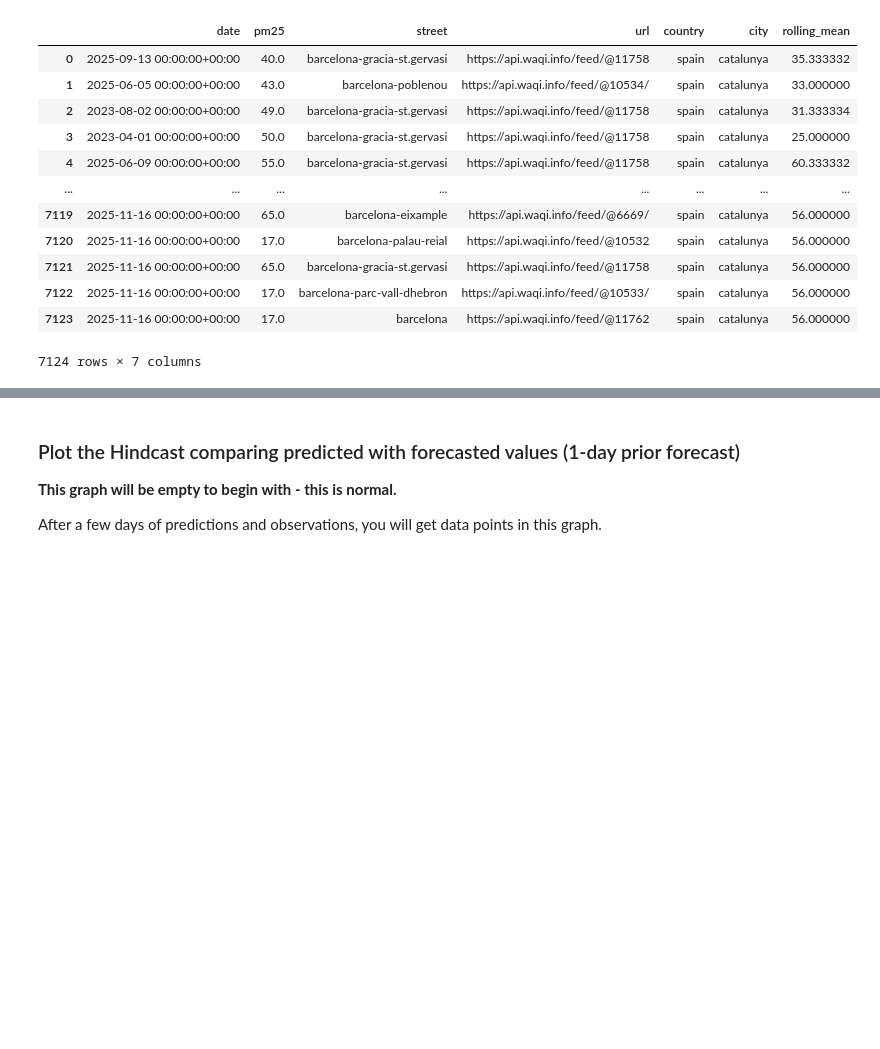
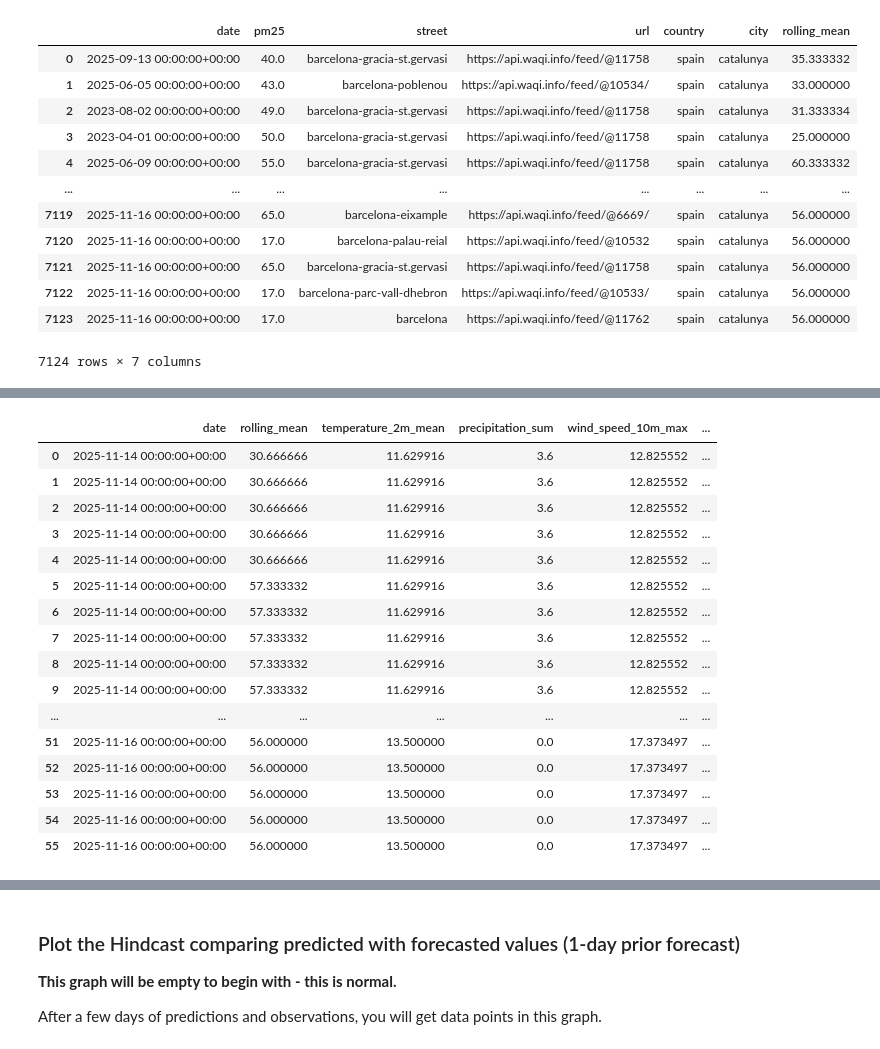
Before and after one commit to fzohra-ux/mlfs-book, a Jupyter notebook: notebooks/airquality/4_air_quality_batch_inference-per_city.ipynb, the cells around one changed output, grey strips where cells are left out. Cells and saved outputs as stored; diff of their text form; code cells hidden in the pictures; blank space fills up the shorter version.

```diff
--- a/notebooks/airquality/4_air_quality_batch_inference-per_city.ipynb
+++ b/notebooks/airquality/4_air_quality_batch_inference-per_city.ipynb
@@ -517,0 +491,20 @@ https://c.app.hopsworks.ai:443/p/1279126/jobs/named/aq_predictions_barcelona_pob
+# %%
+hindcast_df
+# %% [output]
+|  | date | rolling_mean | temperature_2m_mean | precipitation_sum | wind_speed_10m_max | ... |
+| 0 | 2025-11-14 00:00:00+00:00 | 30.666666 | 11.629916 | 3.6 | 12.825552 | ... |
+| 1 | 2025-11-14 00:00:00+00:00 | 30.666666 | 11.629916 | 3.6 | 12.825552 | ... |
+| 2 | 2025-11-14 00:00:00+00:00 | 30.666666 | 11.629916 | 3.6 | 12.825552 | ... |
+| 3 | 2025-11-14 00:00:00+00:00 | 30.666666 | 11.629916 | 3.6 | 12.825552 | ... |
+| 4 | 2025-11-14 00:00:00+00:00 | 30.666666 | 11.629916 | 3.6 | 12.825552 | ... |
+| 5 | 2025-11-14 00:00:00+00:00 | 57.333332 | 11.629916 | 3.6 | 12.825552 | ... |
+| 6 | 2025-11-14 00:00:00+00:00 | 57.333332 | 11.629916 | 3.6 | 12.825552 | ... |
+| 7 | 2025-11-14 00:00:00+00:00 | 57.333332 | 11.629916 | 3.6 | 12.825552 | ... |
+| 8 | 2025-11-14 00:00:00+00:00 | 57.333332 | 11.629916 | 3.6 | 12.825552 | ... |
+| 9 | 2025-11-14 00:00:00+00:00 | 57.333332 | 11.629916 | 3.6 | 12.825552 | ... |
+| ... | ... | ... | ... | ... | ... | ... |
+| 51 | 2025-11-16 00:00:00+00:00 | 56.000000 | 13.500000 | 0.0 | 17.373497 | ... |
+| 52 | 2025-11-16 00:00:00+00:00 | 56.000000 | 13.500000 | 0.0 | 17.373497 | ... |
+| 53 | 2025-11-16 00:00:00+00:00 | 56.000000 | 13.500000 | 0.0 | 17.373497 | ... |
+| 54 | 2025-11-16 00:00:00+00:00 | 56.000000 | 13.500000 | 0.0 | 17.373497 | ... |
+| 55 | 2025-11-16 00:00:00+00:00 | 56.000000 | 13.500000 | 0.0 | 17.373497 | ... |
```
Also changed, not shown: parts of 5 cells of this notebook, 2 other files.
